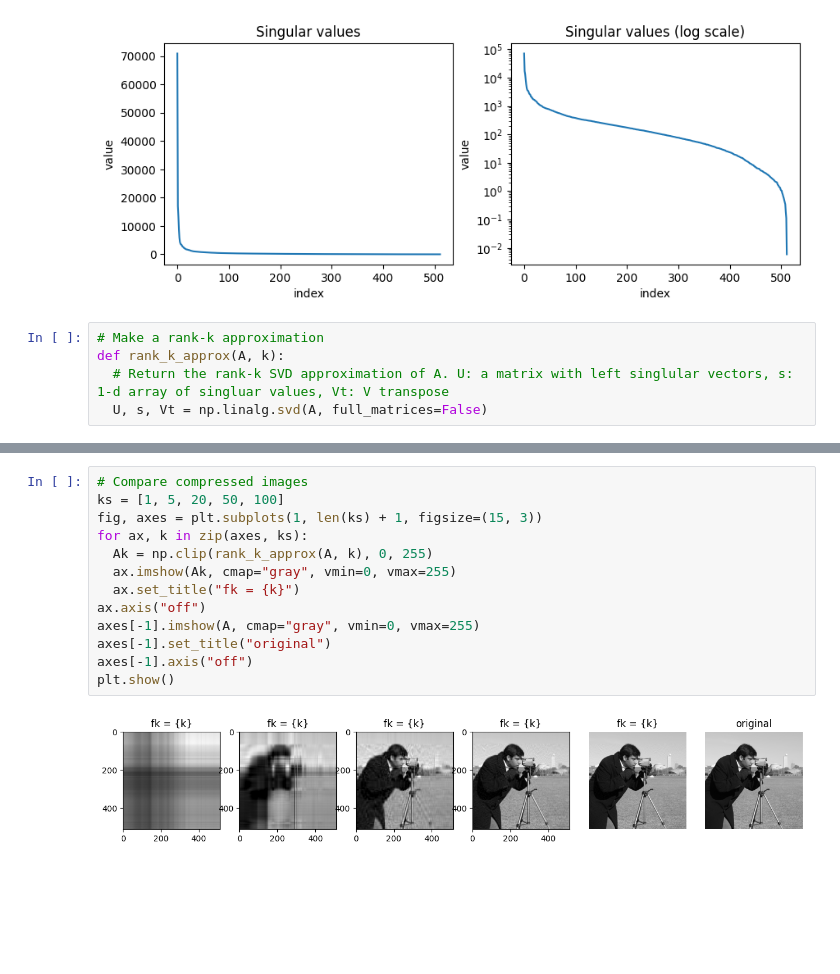
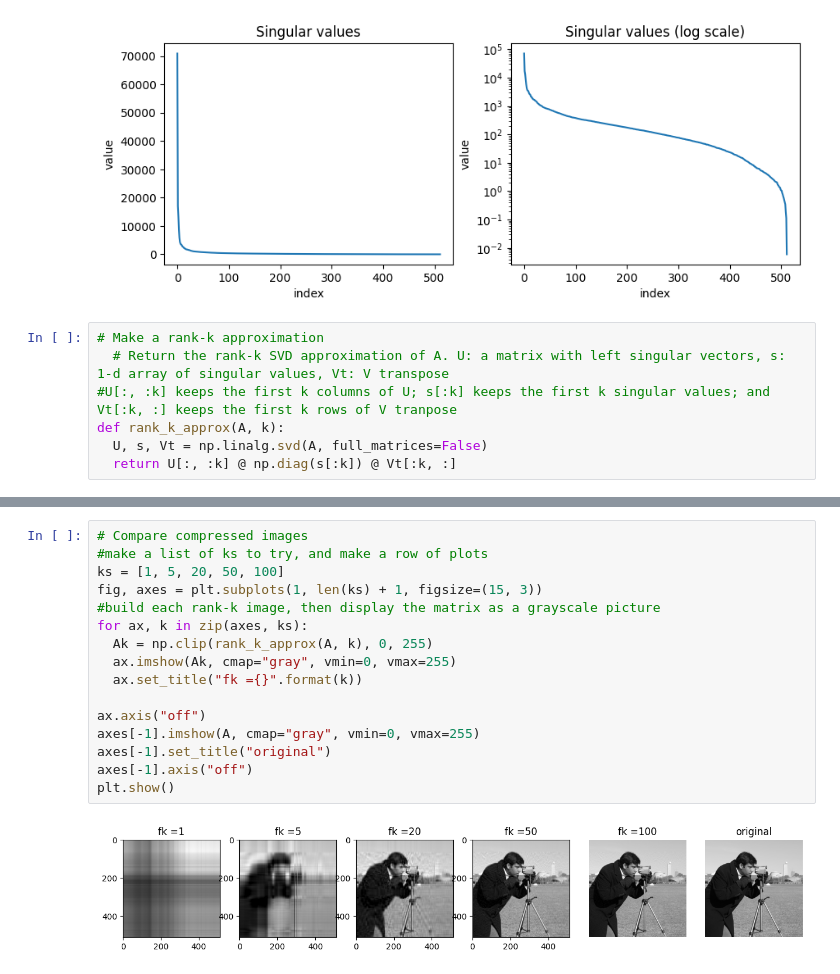
Before and after one commit to TreesaAbraham/svd-image-compression-MATH344L, a Jupyter notebook: notebook/02_svd_approximation.ipynb, the cells around one changed output, grey strips where cells are left out. Saved outputs shown, nothing was run; the diff lists cells and outputs as text; blank space fills up the shorter version.

```diff
--- a/notebook/02_svd_approximation.ipynb
+++ b/notebook/02_svd_approximation.ipynb
@@ -46,7 +46,9 @@ First five: [70966.  17054.6 13314.9  8837.4  5874.6]
 [figure]
 # %%
 # Make a rank-k approximation
+  # Return the rank-k SVD approximation of A. U: a matrix with left singular vectors, s: 1-d array of singular values, Vt: V transpose
+#U[:, :k] keeps the first k columns of U; s[:k] keeps the first k singular values; and Vt[:k, :] keeps the first k rows of V tranpose
 def rank_k_approx(A, k):
-  # Return the rank-k SVD approximation of A. U: a matrix with left singlular vectors, s: 1-d array of singluar values, Vt: V transpose
   U, s, Vt = np.linalg.svd(A, full_matrices=False)
+  return U[:, :k] @ np.diag(s[:k]) @ Vt[:k, :]
 # %%
@@ -60,16 +64,19 @@ k = 512 gives A back? True
 singular values of stripes: [2.8284 0.     0.     0.    ]
 # %%
 # Compare compressed images
+#make a list of ks to try, and make a row of plots
 ks = [1, 5, 20, 50, 100]
 fig, axes = plt.subplots(1, len(ks) + 1, figsize=(15, 3))
+#build each rank-k image, then display the matrix as a grayscale picture
 for ax, k in zip(axes, ks):
   Ak = np.clip(rank_k_approx(A, k), 0, 255)
   ax.imshow(Ak, cmap="gray", vmin=0, vmax=255)
-  ax.set_title("fk = {k}")
+  ax.set_title("fk ={}".format(k))
+
 ax.axis("off")
 axes[-1].imshow(A, cmap="gray", vmin=0, vmax=255)
 axes[-1].set_title("original")
 axes[-1].axis("off")
 plt.show()
 # %% [output]
-[figure, old version]
+[figure, new version]
```
Also changed, not shown: parts of 1 cell of this notebook.
